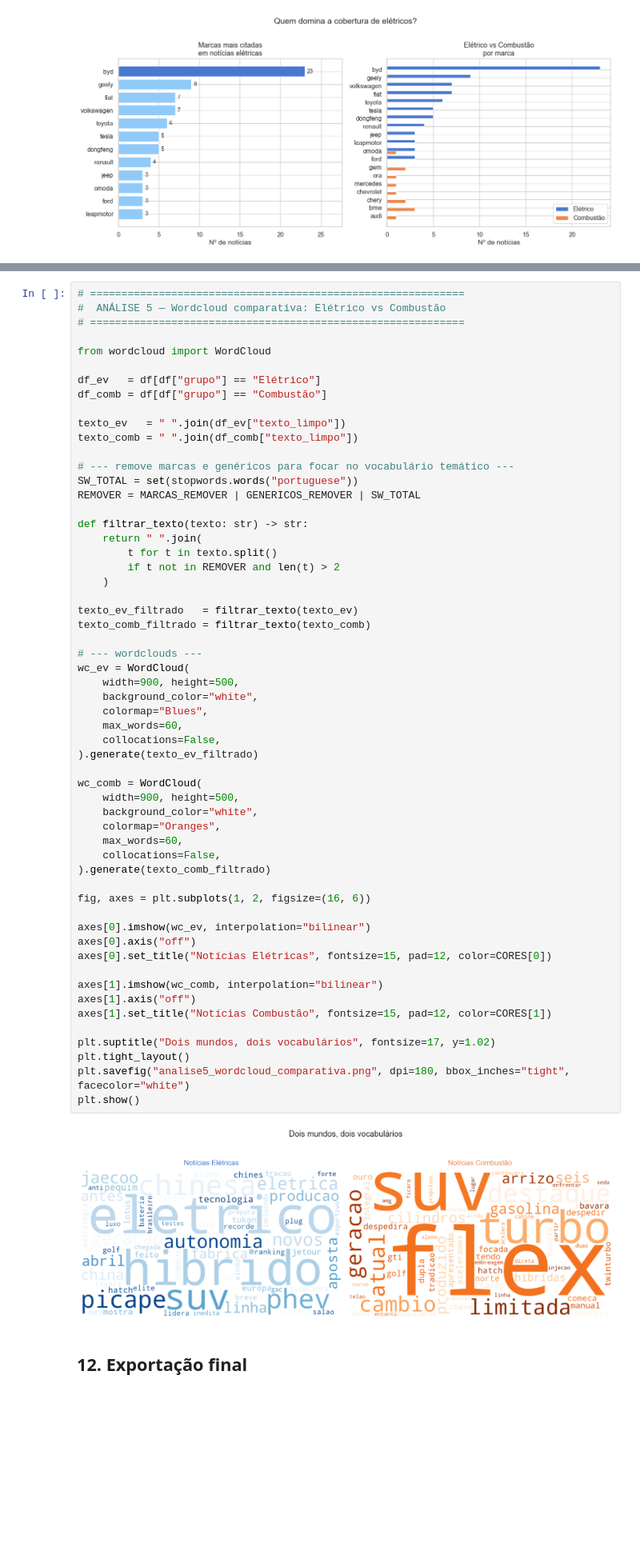
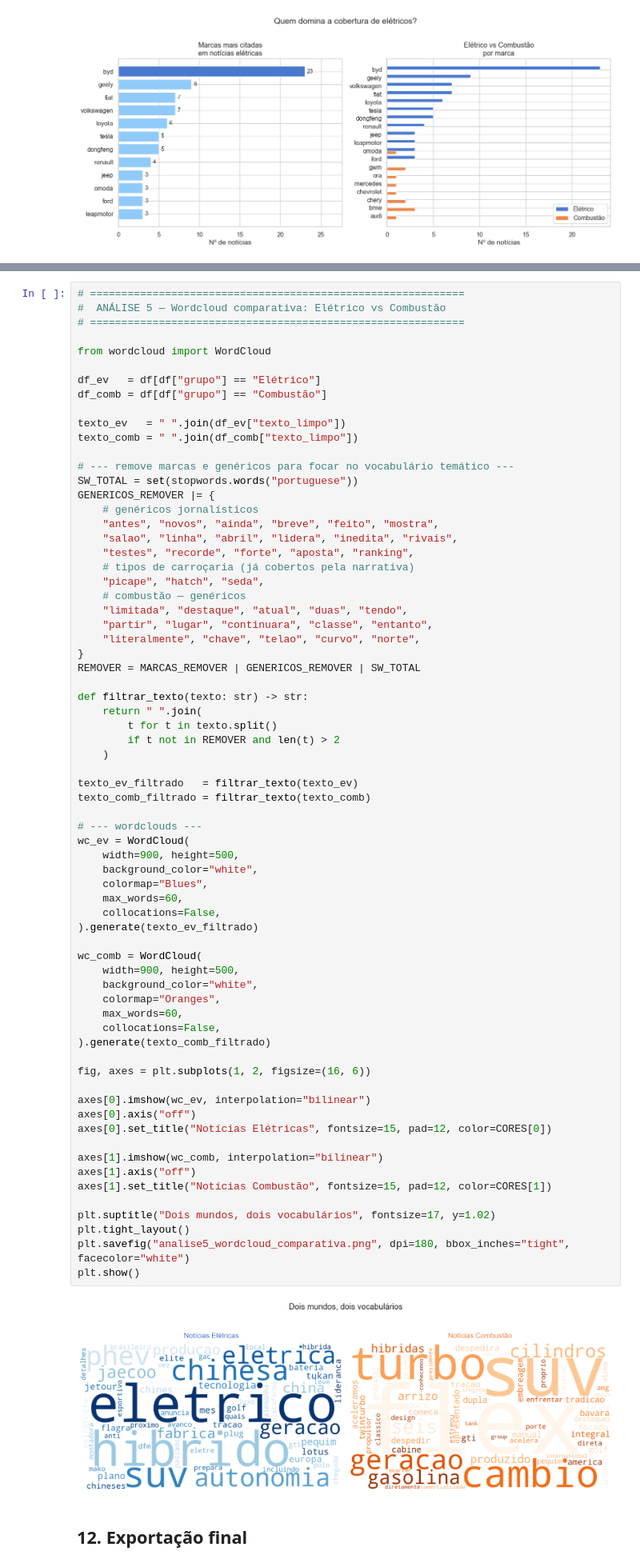
Before and after one commit to muvilani/analise_site_motor1_uol, a Jupyter notebook: 03_analise.ipynb, the cells around one changed output, grey strips where cells are left out. Shown at 80% size. Saved outputs shown, nothing was run; the diff lists cells and outputs as text; blank space fills up the shorter version.

```diff
--- a/03_analise.ipynb
+++ b/03_analise.ipynb
@@ -637,6 +637,18 @@ texto_comb = " ".join(df_comb["texto_limpo"])
 
 # --- remove marcas e genéricos para focar no vocabulário temático ---
 SW_TOTAL = set(stopwords.words("portuguese"))
+GENERICOS_REMOVER |= {
+    # genéricos jornalísticos
+    "antes", "novos", "ainda", "breve", "feito", "mostra",
+    "salao", "linha", "abril", "lidera", "inedita", "rivais",
+    "testes", "recorde", "forte", "aposta", "ranking",
+    # tipos de carroçaria (já cobertos pela narrativa)
+    "picape", "hatch", "seda",
+    # combustão — genéricos
+    "limitada", "destaque", "atual", "duas", "tendo",
+    "partir", "lugar", "continuara", "classe", "entanto",
+    "literalmente", "chave", "telao", "curvo", "norte",
+}
 REMOVER = MARCAS_REMOVER | GENERICOS_REMOVER | SW_TOTAL
 
 def filtrar_texto(texto: str) -> str:
@@ -653,34 +665,34 @@ wc_ev = WordCloud(
     width=900, height=500,
     background_color="white",
     colormap="Blues",
     max_words=60,
     collocations=False,
 ).generate(texto_ev_filtrado)
 
 wc_comb = WordCloud(
     width=900, height=500,
     background_color="white",
     colormap="Oranges",
     max_words=60,
     collocations=False,
 ).generate(texto_comb_filtrado)
 
 fig, axes = plt.subplots(1, 2, figsize=(16, 6))
 
 axes[0].imshow(wc_ev, interpolation="bilinear")
 axes[0].axis("off")
 axes[0].set_title("Notícias Elétricas", fontsize=15, pad=12, color=CORES[0])
 
 axes[1].imshow(wc_comb, interpolation="bilinear")
 axes[1].axis("off")
 axes[1].set_title("Notícias Combustão", fontsize=15, pad=12, color=CORES[1])
 
 plt.suptitle("Dois mundos, dois vocabulários", fontsize=17, y=1.02)
 plt.tight_layout()
 plt.savefig("analise5_wordcloud_comparativa.png", dpi=180, bbox_inches="tight", facecolor="white")
 plt.show()
 # %% [output]
-[figure, old version]
+[figure, new version]
 # %% [markdown]
 ## 12. Exportação final
 # %%
```
Also changed, not shown: 6 other files.
